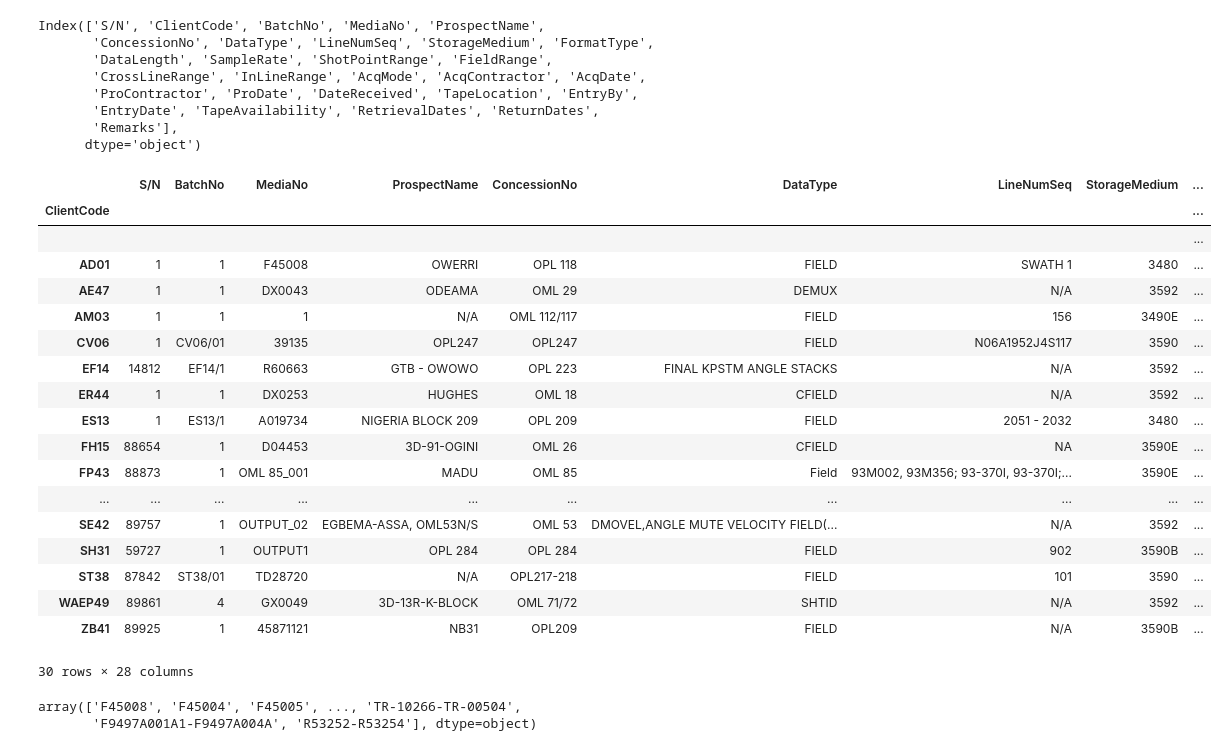
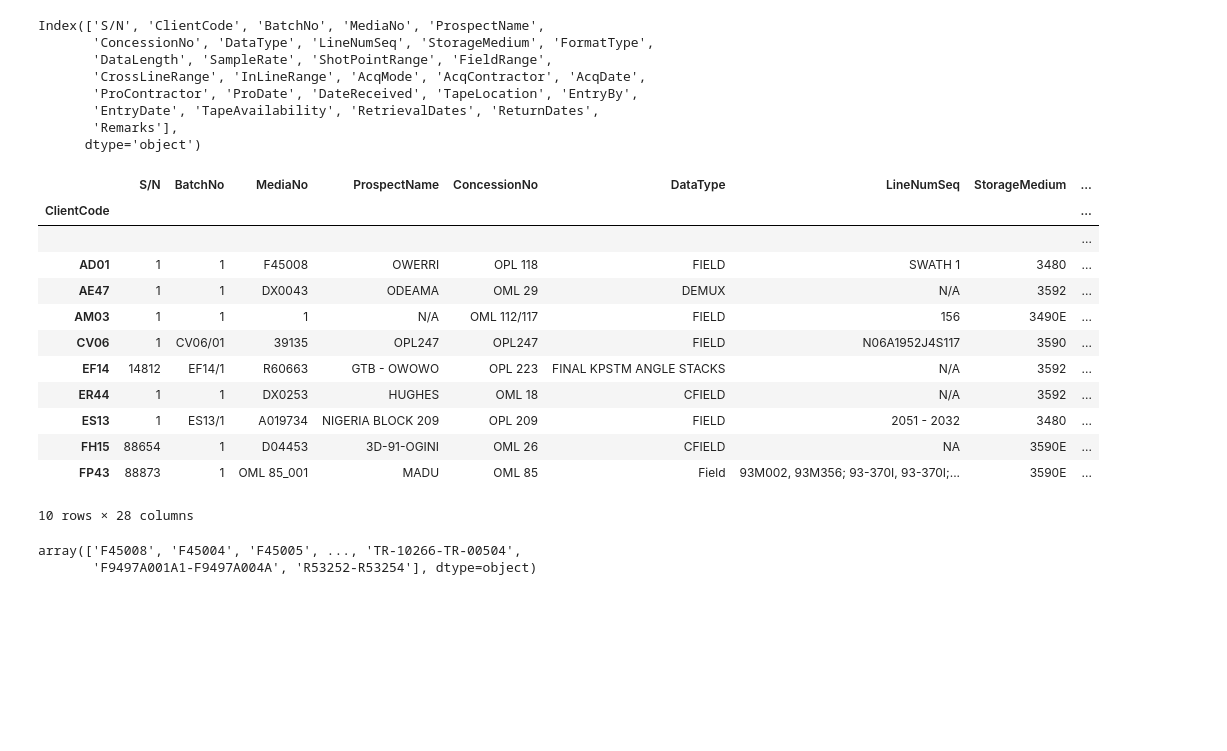
Before and after one commit to leosj1/rcf, a Jupyter notebook: DATA VALIDATION AT PD.ipynb, the cells around one changed output. Saved outputs shown, nothing was run; the diff lists cells and outputs as text; code cells hidden in the pictures; blank space fills up the shorter version.

```diff
--- a/DATA VALIDATION AT PD.ipynb
+++ b/DATA VALIDATION AT PD.ipynb
@@ -57,27 +57,21 @@ Index(['S/N', 'ClientCode', 'BatchNo', 'MediaNo', 'ProspectName',
        'Remarks'],
       dtype='object')
 # %%
-data_original.groupby('ClientCode').first() #FEW DATA GROUPED BY THE "ClientCode"
+data_original.groupby('ClientCode').first().head(10) #FEW DATA GROUPED BY THE "ClientCode"
 # %% [output]
 |  | S/N | BatchNo | MediaNo | ProspectName | ConcessionNo | DataType | LineNumSeq | StorageMedium | ... |
 | ClientCode |  |  |  |  |  |  |  |  | ... |
 |  |  |  |  |  |  |  |  |  | ... |
 | AD01 | 1 | 1 | F45008 | OWERRI | OPL 118 | FIELD | SWATH 1 | 3480 | ... |
 | AE47 | 1 | 1 | DX0043 | ODEAMA | OML 29 | DEMUX | N/A | 3592 | ... |
 | AM03 | 1 | 1 | 1 | N/A | OML 112/117 | FIELD | 156 | 3490E | ... |
 | CV06 | 1 | CV06/01 | 39135 | OPL247 | OPL247 | FIELD | N06A1952J4S117 | 3590 | ... |
 | EF14 | 14812 | EF14/1 | R60663 | GTB - OWOWO | OPL 223 | FINAL KPSTM ANGLE STACKS | N/A | 3592 | ... |
 | ER44 | 1 | 1 | DX0253 | HUGHES | OML 18 | CFIELD | N/A | 3592 | ... |
 | ES13 | 1 | ES13/1 | A019734 | NIGERIA BLOCK 209 | OPL 209 | FIELD | 2051 - 2032 | 3480 | ... |
 | FH15 | 88654 | 1 | D04453 | 3D-91-OGINI | OML 26 | CFIELD | NA | 3590E | ... |
 | FP43 | 88873 | 1 | OML 85_001 | MADU | OML 85 | Field | 93M002, 93M356; 93-370I, 93-370I;... | 3590E | ... |
-| ... | ... | ... | ... | ... | ... | ... | ... | ... | ... |
-| SE42 | 89757 | 1 | OUTPUT_02 | EGBEMA-ASSA, OML53N/S | OML 53 | DMOVEL,ANGLE MUTE VELOCITY FIELD(... | N/A | 3592 | ... |
-| SH31 | 59727 | 1 | OUTPUT1 | OPL 284 | OPL 284 | FIELD | 902 | 3590B | ... |
-| ST38 | 87842 | ST38/01 | TD28720 | N/A | OPL217-218 | FIELD | 101 | 3590 | ... |
-| WAEP49 | 89861 | 4 | GX0049 | 3D-13R-K-BLOCK | OML 71/72 | SHTID | N/A | 3592 | ... |
-| ZB41 | 89925 | 1 | 45871121 | NB31 | OPL209 | FIELD | N/A | 3590B | ... |
-30 rows × 28 columns
+10 rows × 28 columns
 # %%
 #FILTER DATA BY EACH CLIENT CODES
 
```
Also changed, not shown: parts of 7 cells of this notebook, 2 other files.
